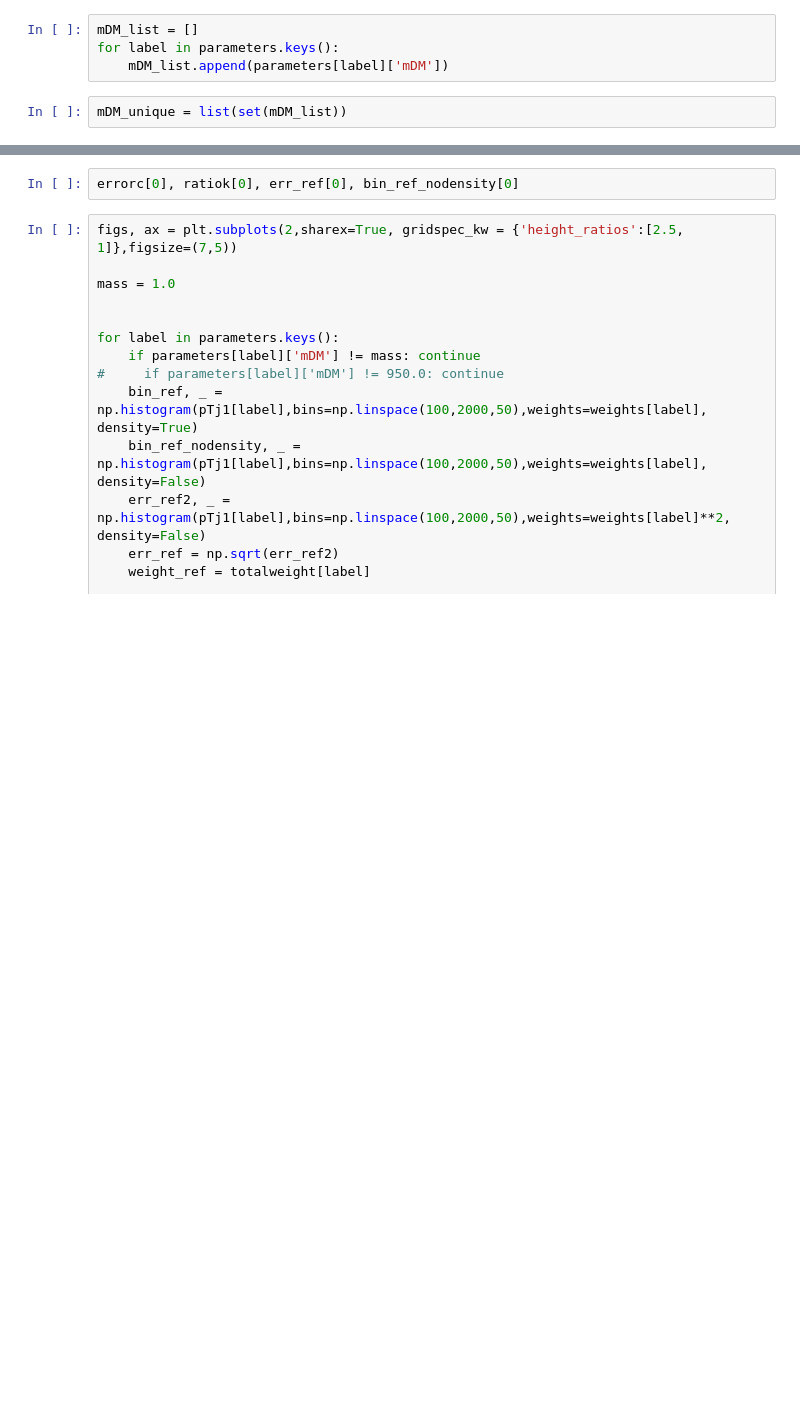
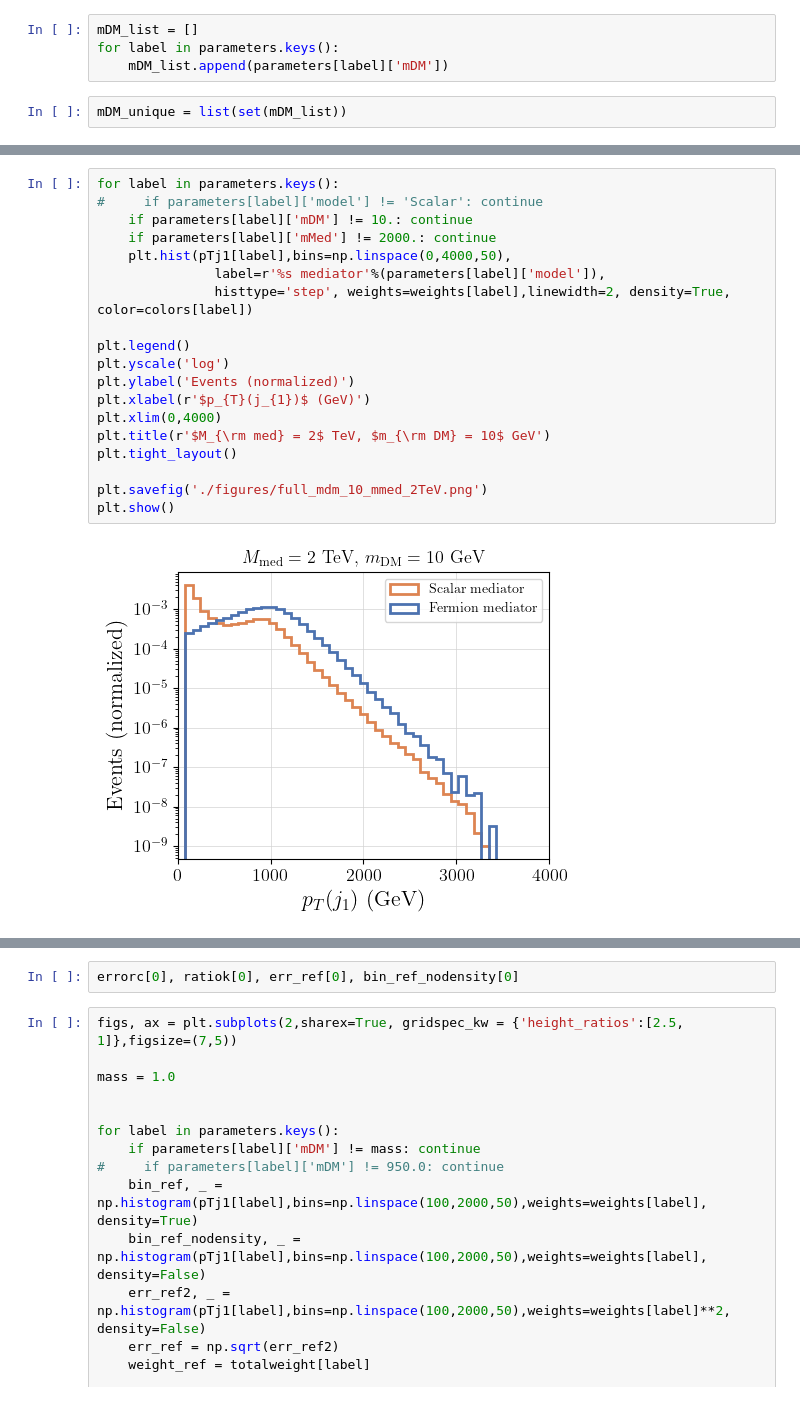
Before and after one commit to andlessa/MonoXSMS, a Jupyter notebook: t-channel/notebooks/PlotPT-MediatorLHE-tchannel-meddecay.ipynb, the cells around one changed output, grey strips where cells are left out. Saved outputs shown, nothing was run; the diff lists cells and outputs as text; blank space fills up the shorter version.

```diff
--- a/t-channel/notebooks/PlotPT-MediatorLHE-tchannel-meddecay.ipynb
+++ b/t-channel/notebooks/PlotPT-MediatorLHE-tchannel-meddecay.ipynb
@@ -276,0 +382,21 @@ parameters
+# %%
+for label in parameters.keys():
+#     if parameters[label]['model'] != 'Scalar': continue
+    if parameters[label]['mDM'] != 10.: continue
+    if parameters[label]['mMed'] != 2000.: continue
+    plt.hist(pTj1[label],bins=np.linspace(0,4000,50),
+               label=r'%s mediator'%(parameters[label]['model']),
+               histtype='step', weights=weights[label],linewidth=2, density=True, color=colors[label])
+
+plt.legend()
+plt.yscale('log')
+plt.ylabel('Events (normalized)')
+plt.xlabel(r'$p_{T}(j_{1})$ (GeV)')
+plt.xlim(0,4000)
+plt.title(r'$M_{\rm med} = 2$ TeV, $m_{\rm DM} = 10$ GeV')
+plt.tight_layout()
+
+plt.savefig('./figures/full_mdm_10_mmed_2TeV.png')
+plt.show()
+# %% [output]
+[figure, added]
```
Also changed, not shown: parts of 20 cells of this notebook, 48 other files.
